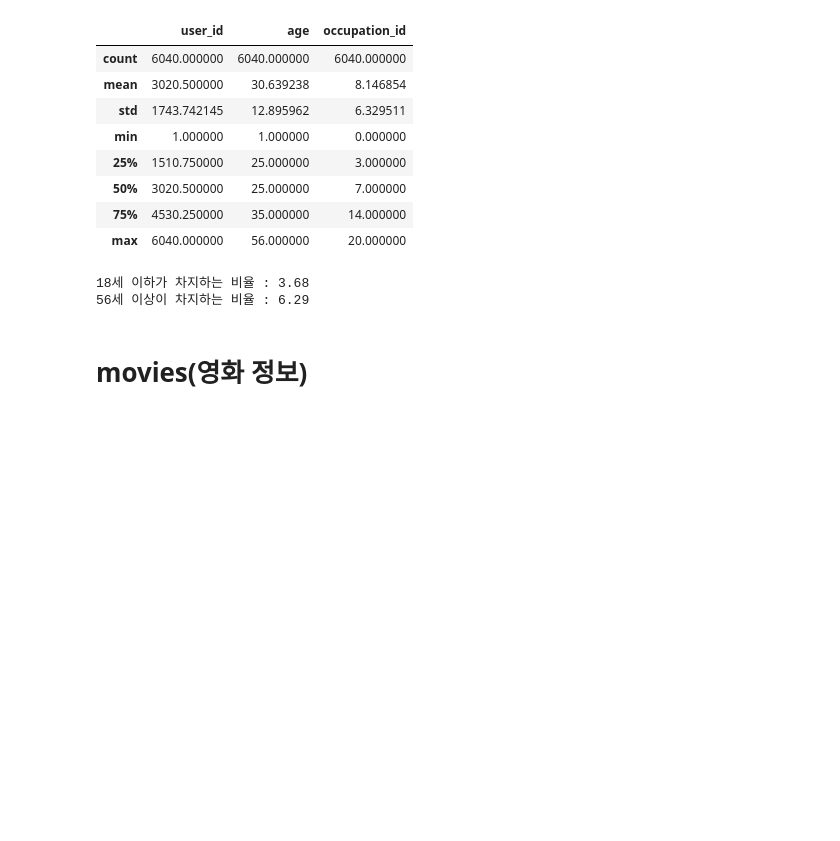
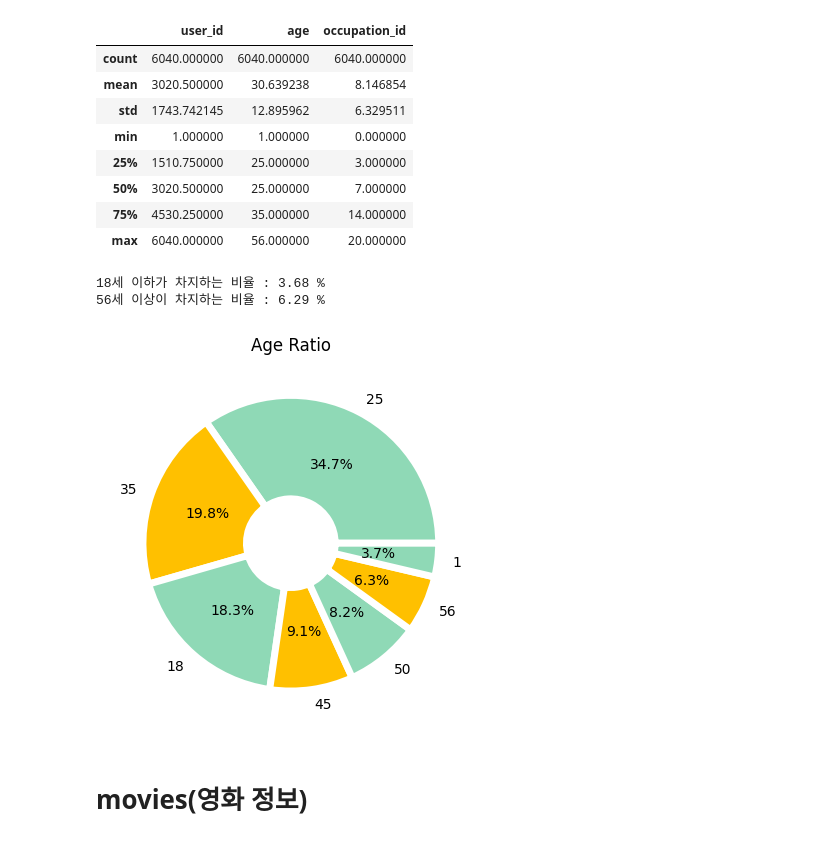
Before and after one commit to yunong-E/cp2-Recommendation-System, a Jupyter notebook: Recommendation_System_ver_2_0.ipynb, the cells around one changed output. Saved outputs shown, nothing was run; the diff lists cells and outputs as text; code cells hidden in the pictures; blank space fills up the shorter version.

```diff
--- a/Recommendation_System_ver_2_0.ipynb
+++ b/Recommendation_System_ver_2_0.ipynb
@@ -219,11 +222,33 @@ total_len = len(users)
 
 chk_pie_1 = (chk_len_1/total_len) * 100
 chk_pie_56 = (chk_len_56/total_len) * 100
-print("18세 이하가 차지하는 비율 :", round(chk_pie_1, 2))
-print("56세 이상이 차지하는 비율 :", round(chk_pie_56, 2))
+print("18세 이하가 차지하는 비율 :", round(chk_pie_1, 2), "%")
+print("56세 이상이 차지하는 비율 :", round(chk_pie_56, 2), "%")
 # %% [output]
-18세 이하가 차지하는 비율 : 3.68
-56세 이상이 차지하는 비율 : 6.29
+18세 이하가 차지하는 비율 : 3.68 %
+56세 이상이 차지하는 비율 : 6.29 %
+# %%
+"""
+- Age is chosen from the following ranges:
+*  1:  "Under 18"
+* 18:  "18-24"
+* 25:  "25-34"
+* 35:  "35-44"
+* 45:  "45-49"
+* 50:  "50-55"
+* 56:  "56+"
+"""
+# 연령대 비율 확인
+age_group = users.age.value_counts(normalize=True)
+
+colors = ['#8fd9b6', '#ffc000']
+wedgeprops={'width': 0.7, 'edgecolor': 'w', 'linewidth': 5}
+
+plt.title('Age Ratio')
+plt.pie(age_group, labels=age_group.index, autopct='%.1f%%', colors=colors, wedgeprops=wedgeprops)
+plt.show()
+# %% [output]
+[figure, added]
 # %% [markdown]
 # **movies(영화 정보)**
 # %%
```
Also changed, not shown: parts of 44 cells of this notebook.
